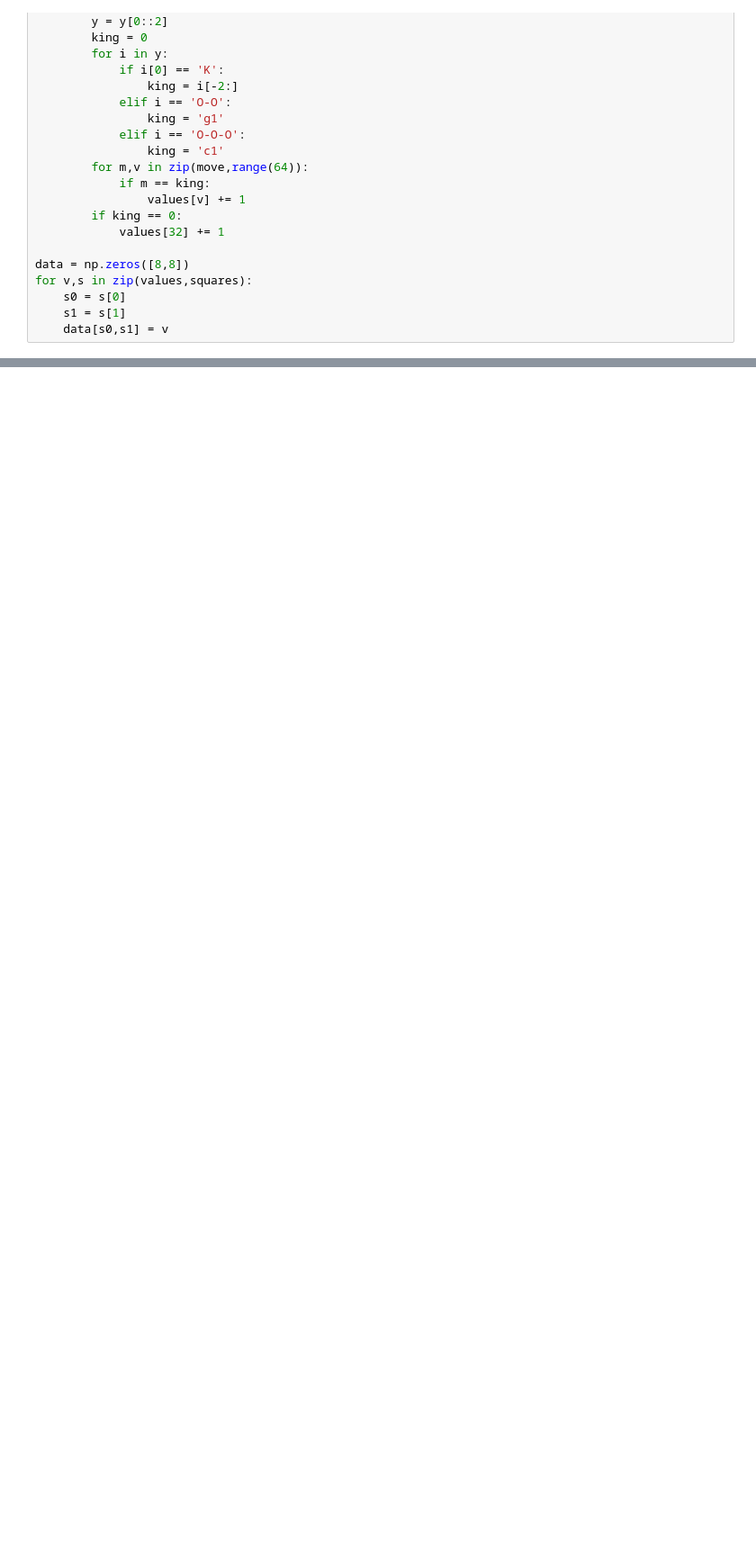
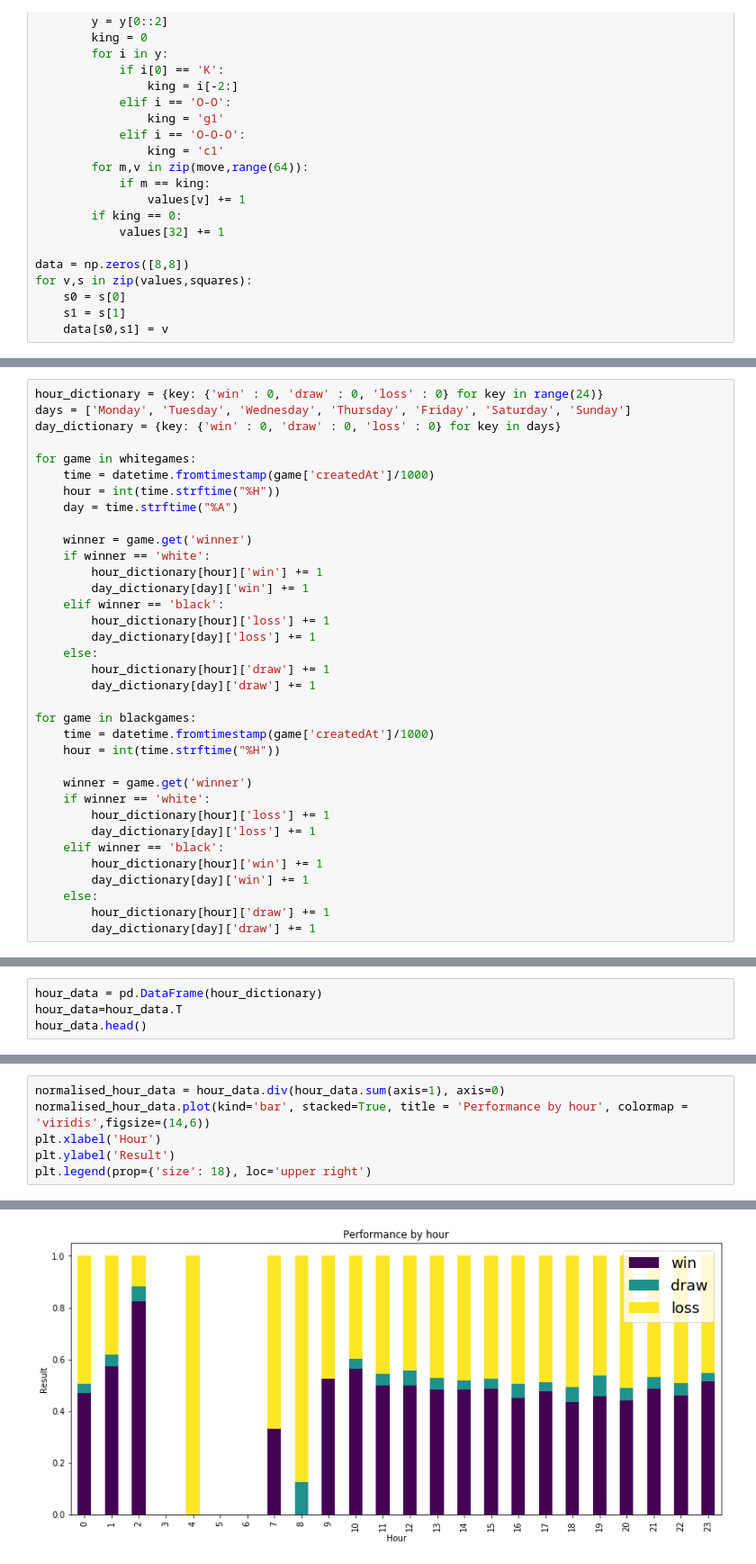
Before and after one commit to Gary-Carroll/Chess-Analysis, a Jupyter notebook: Chess.ipynb, the cells around one changed output, grey strips where cells are left out. Shown at 90% size. Drawn from its saved outputs; the diff is of its cells as text; blank space fills up the shorter version.

Commit message:
Added additional analysis
Added analysis of performance by hour, performance by day, rating progression and average, manner in which games ended.

```diff
--- a/Chess.ipynb
+++ b/Chess.ipynb
@@ -219,0 +233,35 @@ plt.show()
+# %%
+hour_dictionary = {key: {'win' : 0, 'draw' : 0, 'loss' : 0} for key in range(24)}
+days = ['Monday', 'Tuesday', 'Wednesday', 'Thursday', 'Friday', 'Saturday', 'Sunday']
+day_dictionary = {key: {'win' : 0, 'draw' : 0, 'loss' : 0} for key in days}
+
+for game in whitegames:
+    time = datetime.fromtimestamp(game['createdAt']/1000)
+    hour = int(time.strftime("%H"))
+    day = time.strftime("%A")
+
+    winner = game.get('winner')
+    if winner == 'white':
+        hour_dictionary[hour]['win'] += 1
+        day_dictionary[day]['win'] += 1
+    elif winner == 'black':
+        hour_dictionary[hour]['loss'] += 1
+        day_dictionary[day]['loss'] += 1
+    else:
+        hour_dictionary[hour]['draw'] += 1
+        day_dictionary[day]['draw'] += 1
+
+for game in blackgames:
+    time = datetime.fromtimestamp(game['createdAt']/1000)
+    hour = int(time.strftime("%H"))
+
+    winner = game.get('winner')
+    if winner == 'white':
+        hour_dictionary[hour]['loss'] += 1
+        day_dictionary[day]['loss'] += 1
+    elif winner == 'black':
+        hour_dictionary[hour]['win'] += 1
+        day_dictionary[day]['win'] += 1
+    else:
+        hour_dictionary[hour]['draw'] += 1
+        day_dictionary[day]['draw'] += 1
@@ -219,0 +288,4 @@ plt.show()
+# %%
+hour_data = pd.DataFrame(hour_dictionary)
+hour_data=hour_data.T
+hour_data.head()
@@ -219,0 +299,7 @@ plt.show()
+# %%
+normalised_hour_data = hour_data.div(hour_data.sum(axis=1), axis=0)
+normalised_hour_data.plot(kind='bar', stacked=True, title = 'Performance by hour', colormap = 'viridis',figsize=(14,6))
+plt.xlabel('Hour')
+plt.ylabel('Result')
+plt.legend(prop={'size': 18}, loc='upper right')
+# %% [output]
@@ -219,0 +307 @@ plt.show()
+[figure, added]
```
Also changed, not shown: parts of 25 cells of this notebook.
